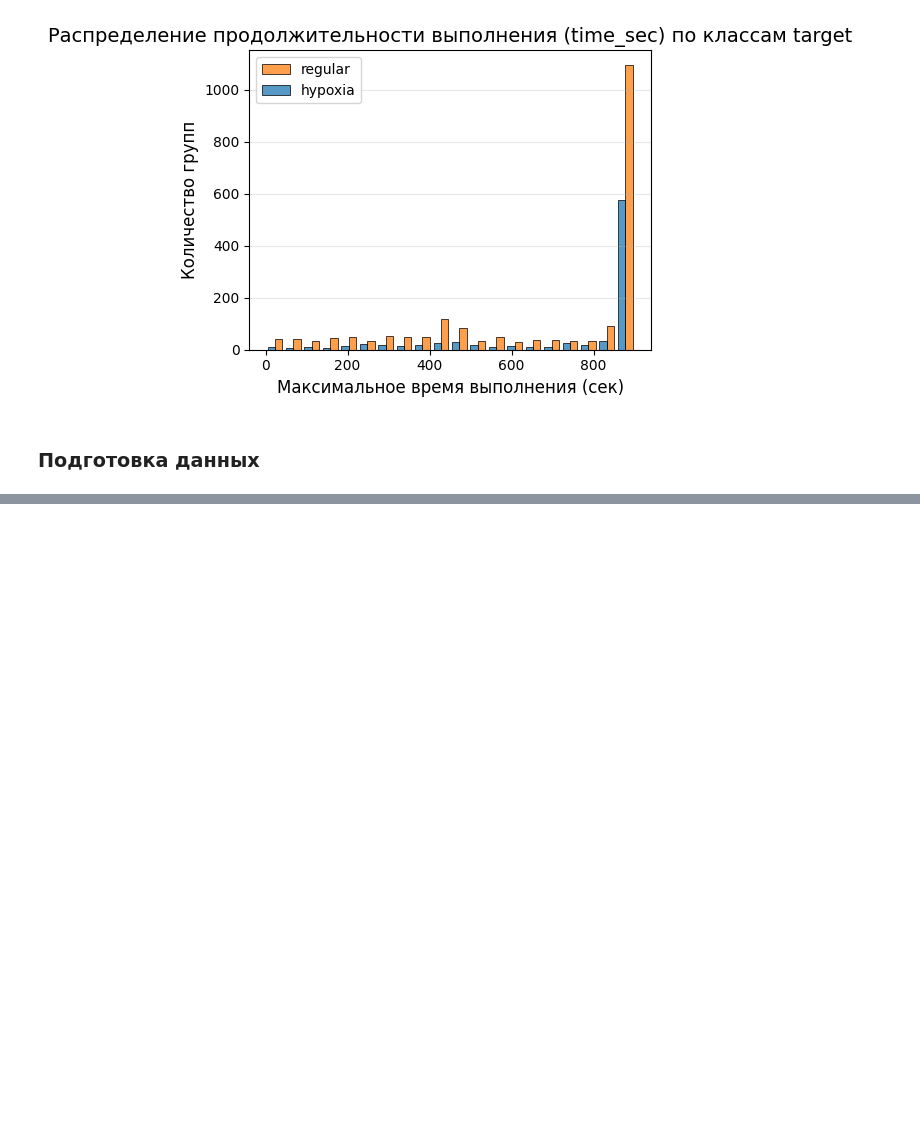
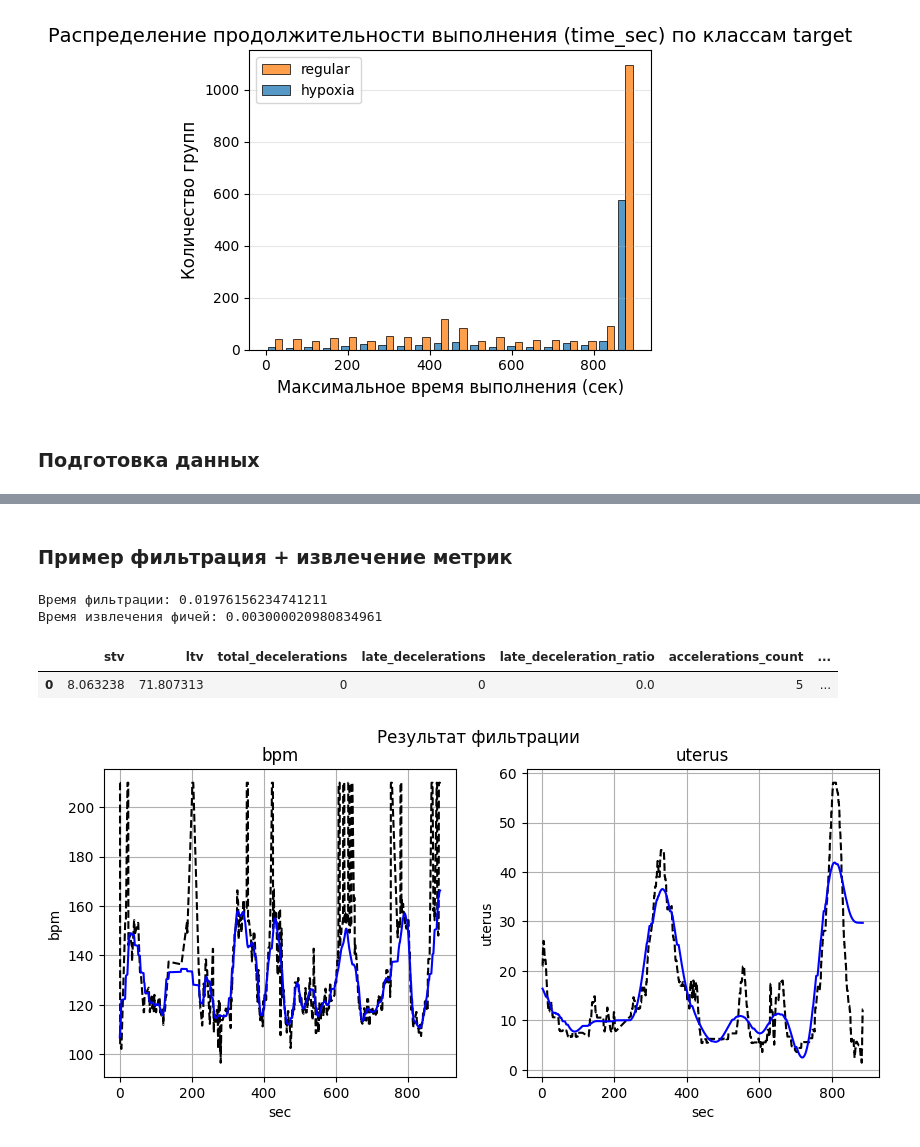
Before and after one commit to Krimson-Sun/fetal-monitory, a Jupyter notebook: data_analysis.ipynb, the cells around one changed output, grey strips where cells are left out. Saved outputs shown, nothing was run; the diff lists cells and outputs as text; code cells hidden in the pictures; blank space fills up the shorter version.

```diff
--- a/data_analysis.ipynb
+++ b/data_analysis.ipynb
@@ -196,18 +183,0 @@ def _filter_uterus(uterus_signal, fs=4.0):
-# %%
-# Пример использования
-import pandas as pd
-
-# Загрузка данных (предполагается, что данные уже в формате DataFrame)
-bpm_data = combined_df[combined_df['file_path'] == 'data\\hypoxia\\27\\bpm\\20250915-00200003_1.csv']
-uc_data = combined_df[combined_df['file_path'] == 'data\\hypoxia\\27\\uterus\\20250915-00200003_2.csv']
-
-# Фильтрация сигналов
-filtered_bpm, filtered_uterus = preprocess_fetal_signals(bpm_data, uc_data)
-
-plt.figure()
-plt.plot(bpm_data['time_sec'], bpm_data['value'])
-plt.plot(filtered_bpm['time_sec'], filtered_bpm['value'], '--')
-
-plt.figure()
-plt.plot(uc_data['time_sec'], uc_data['value'])
-plt.plot(filtered_uterus['time_sec'], filtered_uterus['value'], '--')
@@ -367,0 +497,49 @@ plt.show()
+# %% [markdown]
+### Пример фильтрация + извлечение метрик
+# %%
+
+# Пример использования
+import pandas as pd
+import time
+
+# Загрузка данных с гипоксией
+# bpm_data = combined_df[(combined_df['file_path'] == 'data\\hypoxia\\5\\bpm\\20250908-08000002_1.csv')]
+# uc_data = combined_df[(combined_df['file_path'] == 'data\\hypoxia\\5\\uterus\\20250908-08000002_2.csv')]
+
+# Загрузка здоровых данных
+bpm_data = combined_df[(combined_df['file_path'] == 'data\\regular\\8\\bpm\\20250908-04700003_1.csv')]
+uc_data = combined_df[(combined_df['file_path'] == 'data\\regular\\8\\uterus\\20250908-04700003_2.csv')]
+
+time_start = time.time()
+bpm_filtered, uterus_filtered = filter_physiological_signals(bpm_data, uc_data)
+print('Время фильтрации:',time.time() - time_start)
+
+fig, (ax1, ax2) = plt.subplots(1, 2, figsize=(10, 4))
+fig.suptitle('Результат фильтрации')
+
+ax1.plot(bpm_data['time_sec'], bpm_data['value'], 'k--')
+ax1.plot(bpm_filtered['time_sec'], bpm_filtered['value'], 'b-')
+ax1.set_title('bpm')
+ax1.set_xlabel('sec')
+ax1.set_ylabel('bpm')
+ax1.grid(True)
+
+
+ax2.plot(uc_data['time_sec'], uc_data['value'], 'k--')
+ax2.plot(uterus_filtered['time_sec'], uterus_filtered['value'], 'b-')
+ax2.set_title('uterus')
+ax2.set_xlabel('sec')
+ax2.set_ylabel('uterus')
+ax2.grid(True)
+
+time_start = time.time()
+ft = compute_features(bpm_filtered, uterus_filtered)
+print('Время извлечения фичей:',time.time() - time_start)
+
+ft.head()
+# %% [output]
+Время фильтрации: 0.01976156234741211
+Время извлечения фичей: 0.003000020980834961
+|  | stv | ltv | total_decelerations | late_decelerations | late_deceleration_ratio | accelerations_count | ... |
+| 0 | 8.063238 | 71.807313 | 0 | 0 | 0.0 | 5 | ... |
+[figure, added]
```
Also changed, not shown: parts of 9 cells of this notebook, 2 other files.
